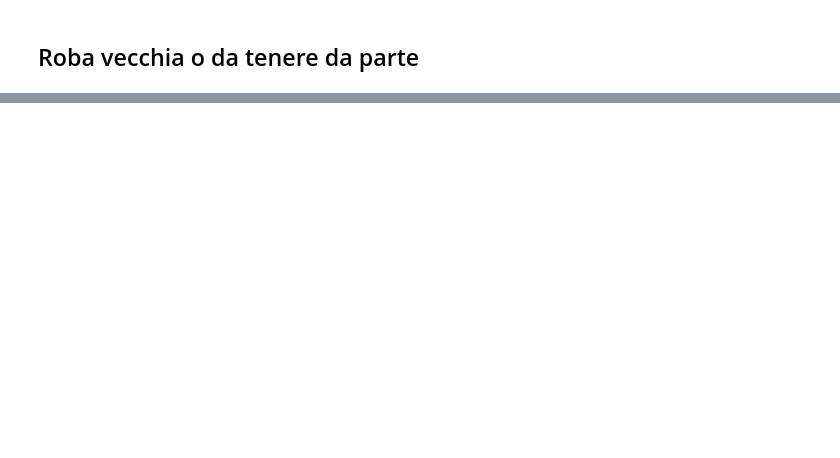
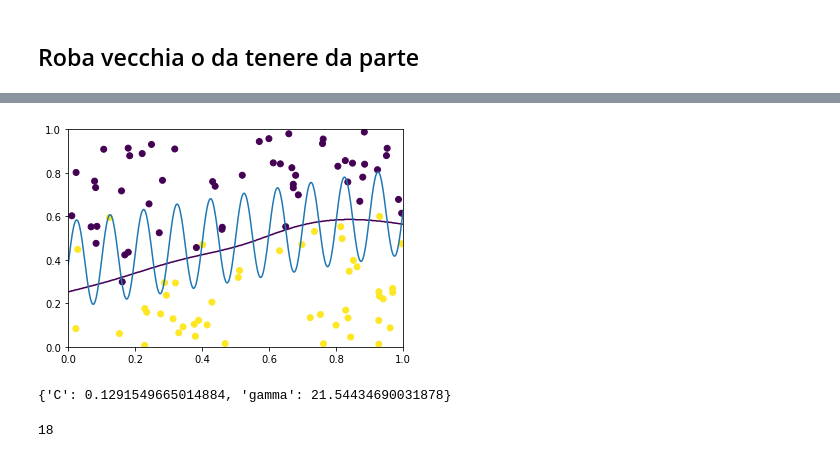
Before and after one commit to dariomalchiodi/budget-svm, a Jupyter notebook: svm-budget.ipynb, the cells around one changed output, grey strips where cells are left out. Drawn from its saved outputs; the diff is of its cells as text; code cells hidden in the pictures; blank space fills up the shorter version.

```diff
--- a/svm-budget.ipynb
+++ b/svm-budget.ipynb
@@ -364,0 +352,35 @@ y = np.array([1, 1, 1, -1, -1])
+# %%
+from sklearn.model_selection import GridSearchCV
+from sklearn.svm import SVC
+
+c_values = np.logspace(-4, 3, 10)
+gamma_values = ['auto', 'scale'] + list(np.logspace(-8, 4, 10))
+grid = {'C': c_values, 'gamma': gamma_values}
+
+gs = GridSearchCV(SVC(), grid, refit=True)
+gs.fit(X, y)
+model = gs.best_estimator_
+
+
+# svc = SVC(C=1000, gamma=100)
+# svc.fit(X, y)
+# model = svc
+# %%
+xx, yy = np.meshgrid(np.linspace(0, 1, 500), np.linspace(0, 1, 500))
+
+Z = model.predict(np.c_[xx.ravel(), yy.ravel()])
+Z = Z.reshape(xx.shape)
+
+plt.scatter(*X.T, c=y)
+
+plt.contour(xx, yy, Z, [0])
+
+plt.plot(x_df, y_df)
+
+plt.show()
+# %% [output]
+[figure, added]
+# %%
+gs.best_params_
+# %% [output]
+{'C': 0.1291549665014884, 'gamma': 21.54434690031878}
@@ -364,0 +389,11 @@ y = np.array([1, 1, 1, -1, -1])
+# %%
+from kernel import GaussianKernel
+
+C = 1000
+k = LinearKernel()
+#k = GaussianKernel(0.1)
+
+sol_budget = s.solve(X, y, budget=100, C=C, kernel=k)
+sum(sol_budget > 0)
+# %% [output]
+18
```
Also changed, not shown: parts of 24 cells of this notebook, 1 other file.
